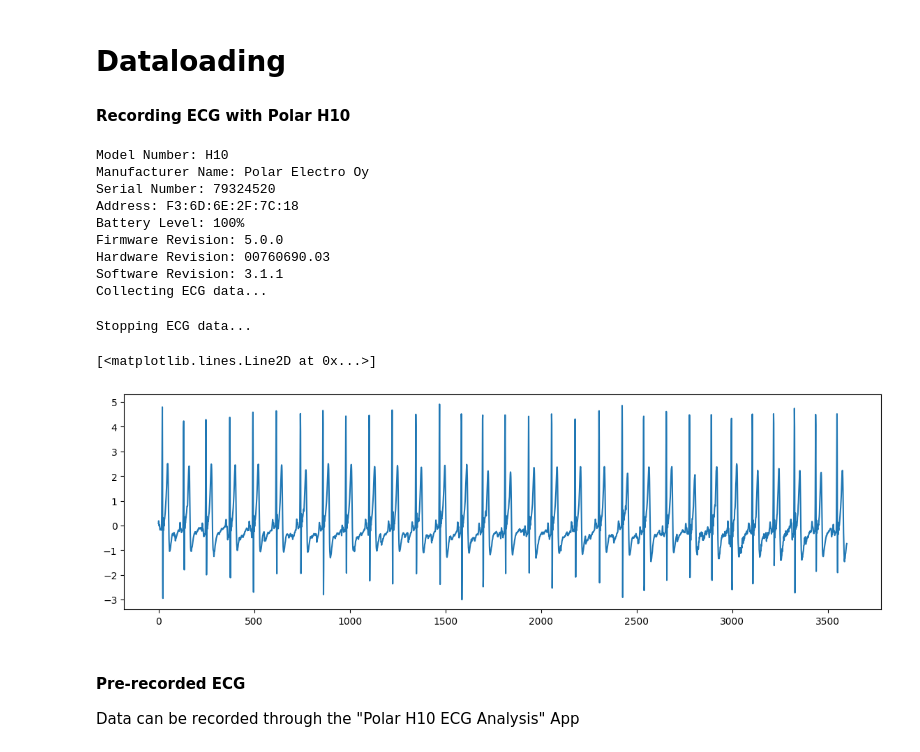
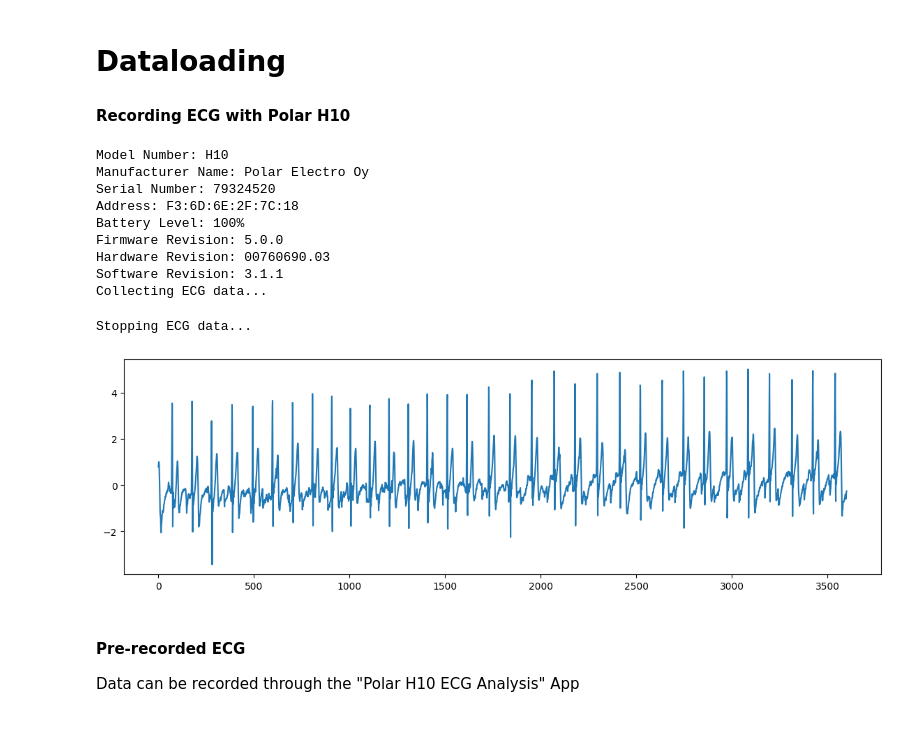
Before and after one commit to kieranabrennan/to-beat-or-not-to-beat, a Jupyter notebook: Inference.ipynb, the cells around one changed output. Cells and saved outputs as stored; diff of their text form; code cells hidden in the pictures.

```diff
--- a/Inference.ipynb
+++ b/Inference.ipynb
@@ -14,36 +14,35 @@ times = ecg_data['times']
 ecg = ecg_data['values']
 fs = 1/np.mean(np.diff(times))
 start_id = int(5*fs) # remove the first 5 seconds
 times = times[start_id:]
 ecg = ecg[start_id:]
 
 resample_fs = 120
 order = 512
 cutoff = 60
 crop_length = 30
 ecg_lp = lowpass_fir_record(ecg, fs, order, cutoff)
 ecg_rs = resample_record(ecg_lp, fs, resample_fs)
-ecg_n = normalise_record(ecg_rs, np.mean(ecg), np.std(ecg))
+ecg_n = normalise_record(ecg_rs, np.mean(ecg_rs), np.std(ecg_rs))
 sample = crop_random_and_pad_sample(ecg_n, resample_fs, crop_length)
 X = np.expand_dims(np.expand_dims(sample, -1), 0)
 
 plt.figure(figsize=(14,4))
 plt.plot(sample)
 
 SOURCE = "Polar H10 recording"
 # %% [output]
 Model Number: H10
 Manufacturer Name: Polar Electro Oy
 Serial Number: 79324520
 Address: F3:6D:6E:2F:7C:18
 Battery Level: 100%
 Firmware Revision: 5.0.0
 Hardware Revision: 00760690.03
 Software Revision: 3.1.1
 Collecting ECG data...
 Stopping ECG data...
-[<matplotlib.lines.Line2D at 0x...>]
-[figure, old version]
+[figure, new version]
 # %% [markdown]
 #### Pre-recorded ECG
 Data can be recorded through the "Polar H10 ECG Analysis" App
```
Also changed, not shown: parts of 1 cell of this notebook, 4 other files.
